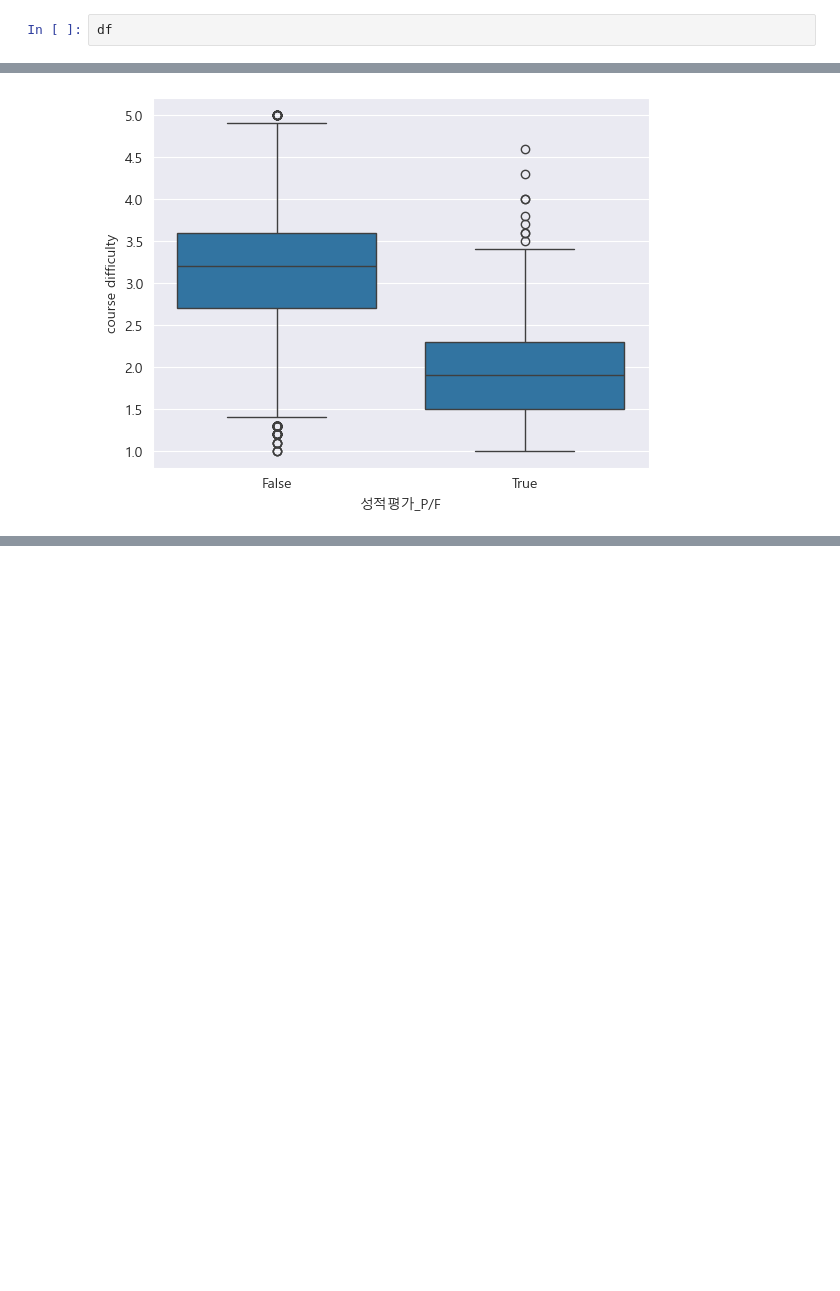
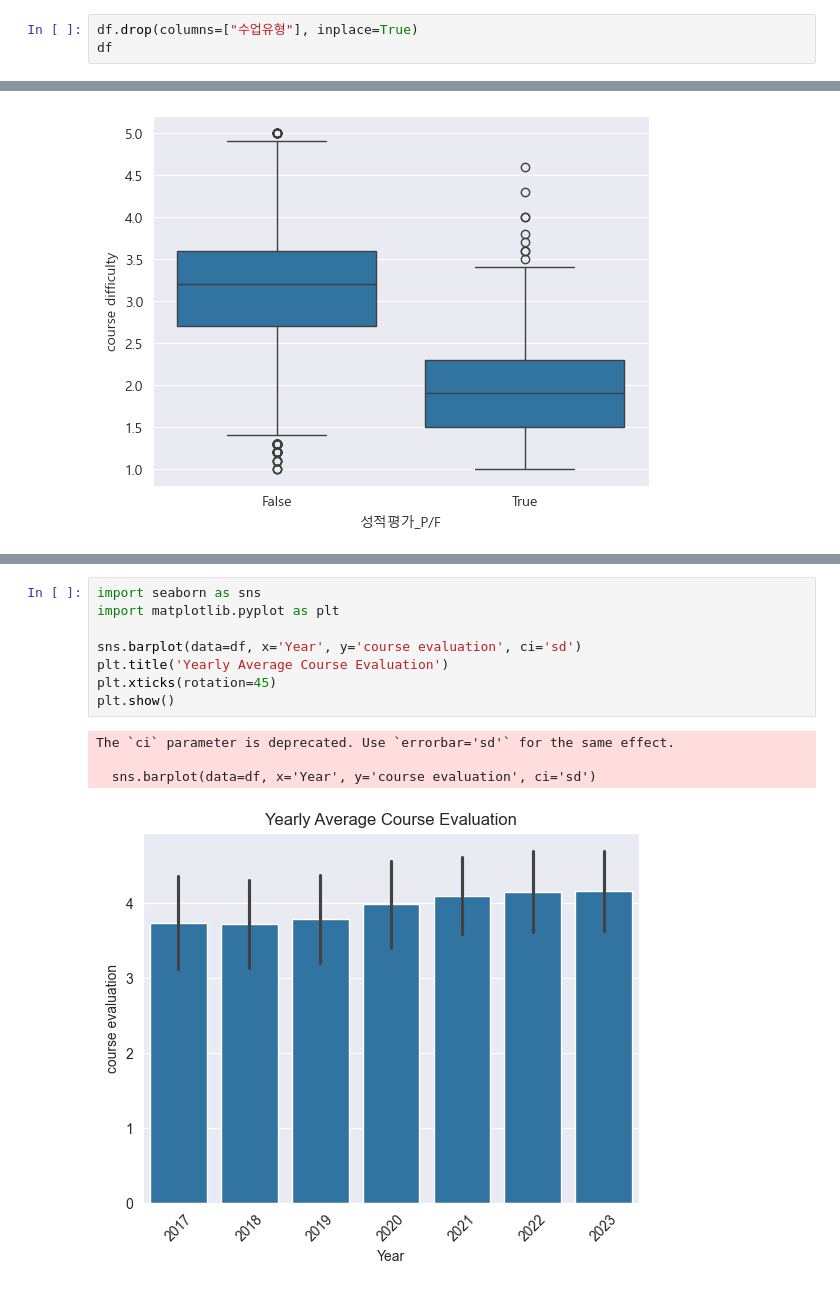
Before and after one commit to dayoung20/25SCOSE471, a Jupyter notebook: preprocess/Merged/eda.ipynb, the cells around one changed output, grey strips where cells are left out. Drawn from its saved outputs; the diff is of its cells as text; blank space fills up the shorter version.

```diff
--- a/preprocess/Merged/eda.ipynb
+++ b/preprocess/Merged/eda.ipynb
@@ -5,4 +7,5 @@ df = pd.read_csv("merged_preprocessing.csv")
 # %%
+df.drop(columns=["수업유형"], inplace=True)
 df
 # %% [output]
 |  | ID | Class | Title | Year | Semester | course evaluation | attendance rate | learning load | ... |
@@ -66,0 +454,13 @@ plt.show()
+# %%
+import seaborn as sns
+import matplotlib.pyplot as plt
+
+sns.barplot(data=df, x='Year', y='course evaluation', ci='sd')
+plt.title('Yearly Average Course Evaluation')
+plt.xticks(rotation=45)
+plt.show()
+# %% [output]
+The `ci` parameter is deprecated. Use `errorbar='sd'` for the same effect.
+
+  sns.barplot(data=df, x='Year', y='course evaluation', ci='sd')
+[figure, added]
```
Also changed, not shown: parts of 9 cells of this notebook, 1 other file.
